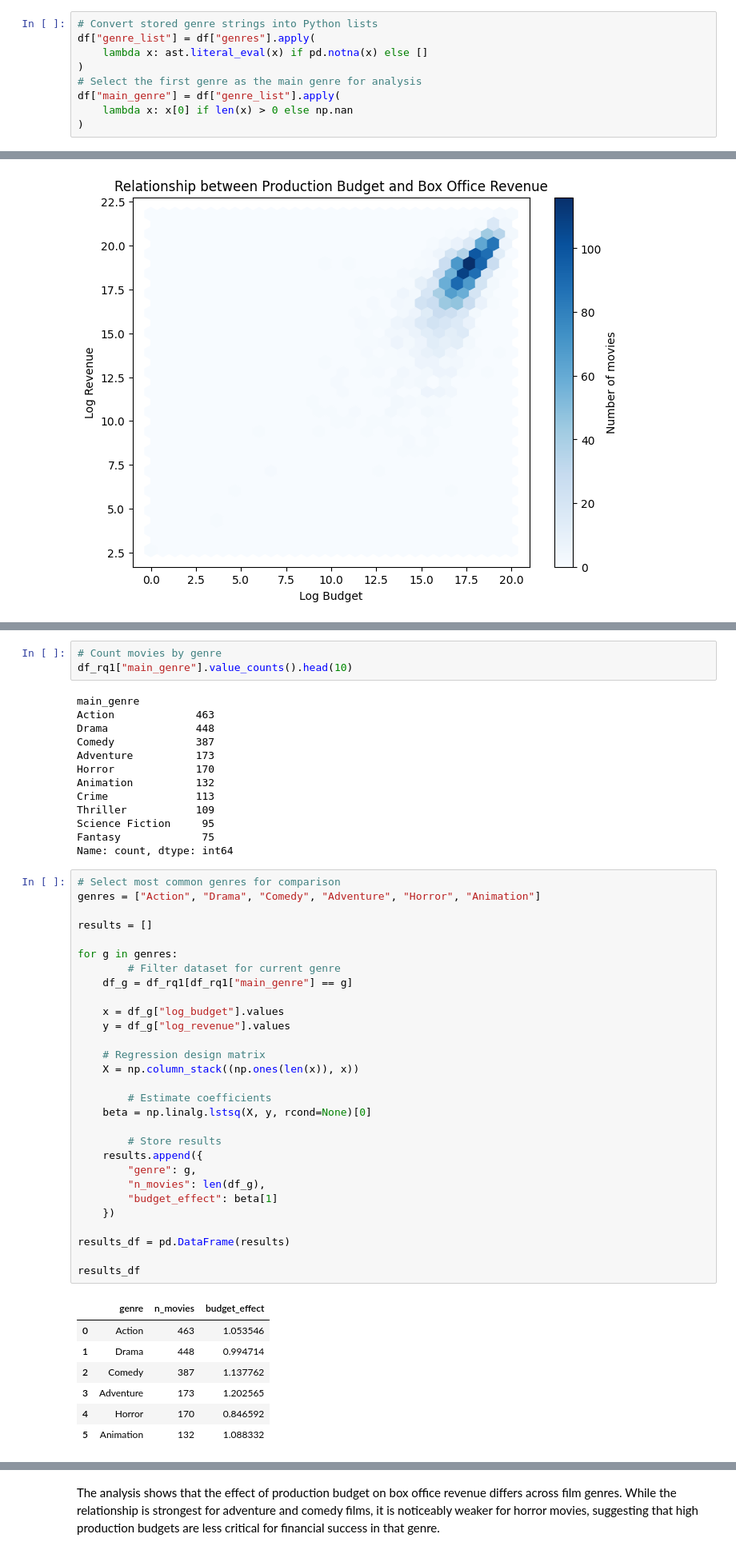
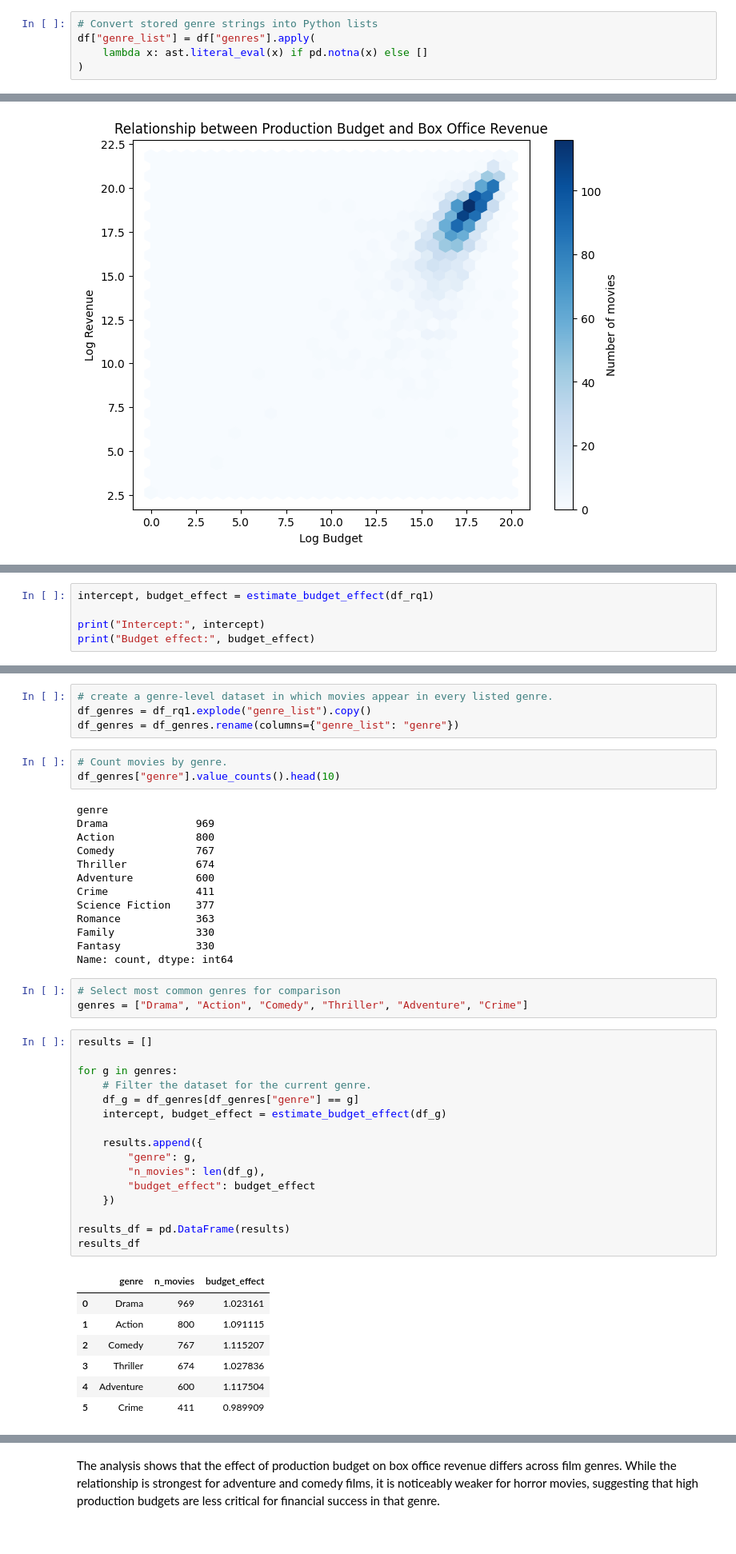
Before and after one commit to Babayaga069/ds_project, a Jupyter notebook: Questions/Q1/analyse.ipynb, the cells around one changed output, grey strips where cells are left out. Shown at 80% size. Cells and saved outputs as stored; diff of their text form.

Commit message:
change analysis 1

```diff
--- a/Questions/Q1/analyse.ipynb
+++ b/Questions/Q1/analyse.ipynb
@@ -22,10 +22,6 @@ df["revenue"] = pd.to_numeric(df["revenue"], errors="coerce")
 df["genre_list"] = df["genres"].apply(
     lambda x: ast.literal_eval(x) if pd.notna(x) else []
 )
-# Select the first genre as the main genre for analysis
-df["main_genre"] = df["genre_list"].apply(
-    lambda x: x[0] if len(x) > 0 else np.nan
-)
 # %%
 # Create release period categories
 bins = [1989, 1999, 2009, 2019, 2025]
@@ -115,0 +113,5 @@ Budget effect: 1.0366854926220976
+# %%
+intercept, budget_effect = estimate_budget_effect(df_rq1)
+
+print("Intercept:", intercept)
+print("Budget effect:", budget_effect)
@@ -119,54 +123,48 @@ A 1% increase in production budget is associated with approximately a 1.04% incr
 # %%
-# Count movies by genre
-df_rq1["main_genre"].value_counts().head(10)
+# create a genre-level dataset in which movies appear in every listed genre.
+df_genres = df_rq1.explode("genre_list").copy()
+df_genres = df_genres.rename(columns={"genre_list": "genre"})
-# %% [output]
-main_genre
-Action             463
-Drama              448
-Comedy             387
-Adventure          173
-Horror             170
-Animation          132
-Crime              113
-Thriller           109
-Science Fiction     95
-Fantasy             75
-Name: count, dtype: int64
+# %%
+# Count movies by genre.
+df_genres["genre"].value_counts().head(10)
+# %% [output]
+genre
+Drama              969
+Action             800
+Comedy             767
+Thriller           674
+Adventure          600
+Crime              411
+Science Fiction    377
+Romance            363
+Family             330
+Fantasy            330
+Name: count, dtype: int64
+# %%
+# Select most common genres for comparison
+genres = ["Drama", "Action", "Comedy", "Thriller", "Adventure", "Crime"]
 # %%
-# Select most common genres for comparison
-genres = ["Action", "Drama", "Comedy", "Adventure", "Horror", "Animation"]
-
 results = []
 
 for g in genres:
-        # Filter dataset for current genre
-    df_g = df_rq1[df_rq1["main_genre"] == g]
+    # Filter the dataset for the current genre.
+    df_g = df_genres[df_genres["genre"] == g]
+    intercept, budget_effect = estimate_budget_effect(df_g)
 
-    x = df_g["log_budget"].values
-    y = df_g["log_revenue"].values
-
-    # Regression design matrix
-    X = np.column_stack((np.ones(len(x)), x))
-
-        # Estimate coefficients
-    beta = np.linalg.lstsq(X, y, rcond=None)[0]
-
-        # Store results
     results.append({
         "genre": g,
         "n_movies": len(df_g),
-        "budget_effect": beta[1]
+        "budget_effect": budget_effect
     })
 
 results_df = pd.DataFrame(results)
-
 results_df
 # %% [output]
 |  | genre | n_movies | budget_effect |
-| 0 | Action | 463 | 1.053546 |
-| 1 | Drama | 448 | 0.994714 |
-| 2 | Comedy | 387 | 1.137762 |
-| 3 | Adventure | 173 | 1.202565 |
-| 4 | Horror | 170 | 0.846592 |
-| 5 | Animation | 132 | 1.088332 |
+| 0 | Drama | 969 | 1.023161 |
+| 1 | Action | 800 | 1.091115 |
+| 2 | Comedy | 767 | 1.115207 |
+| 3 | Thriller | 674 | 1.027836 |
+| 4 | Adventure | 600 | 1.117504 |
+| 5 | Crime | 411 | 0.989909 |
 # %%
```
Also changed, not shown: parts of 15 cells of this notebook.
